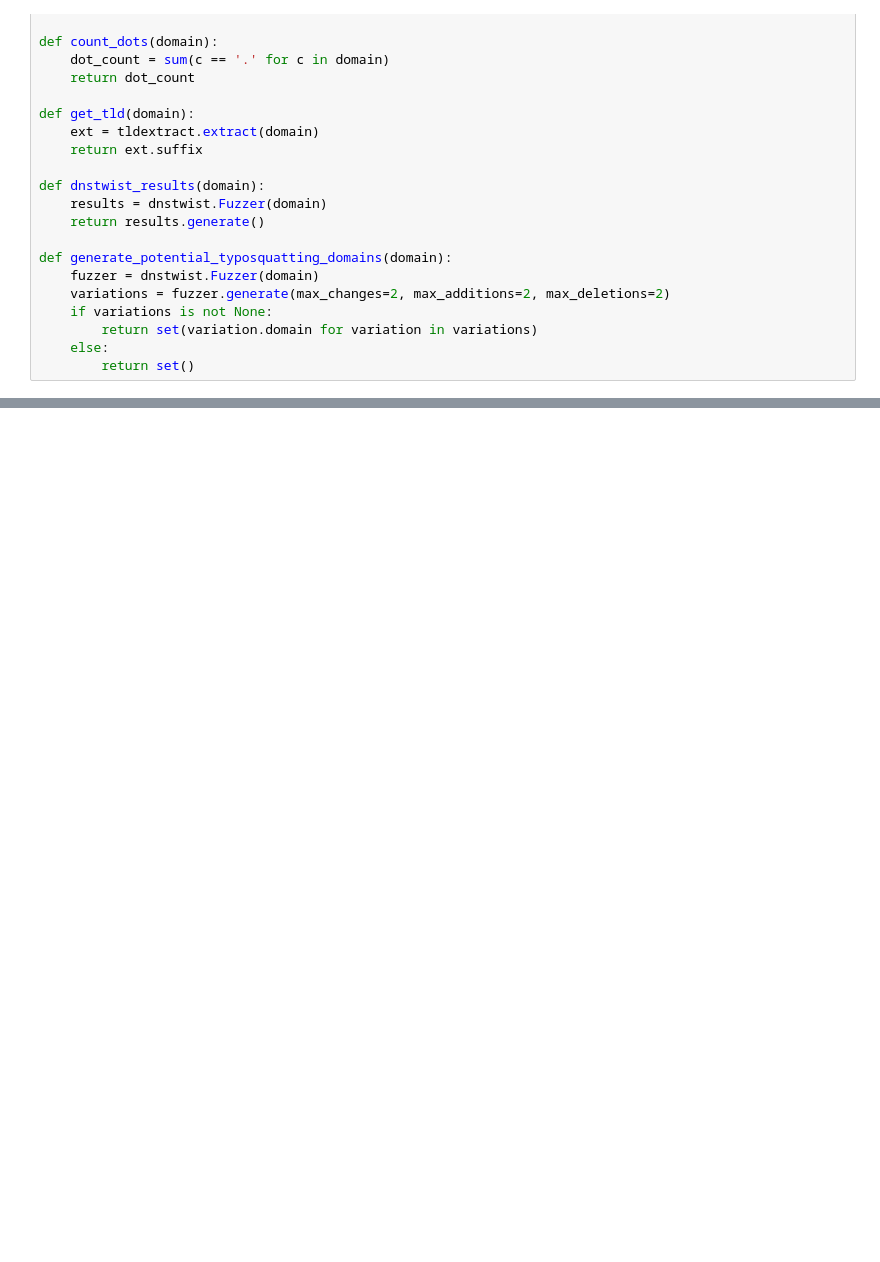
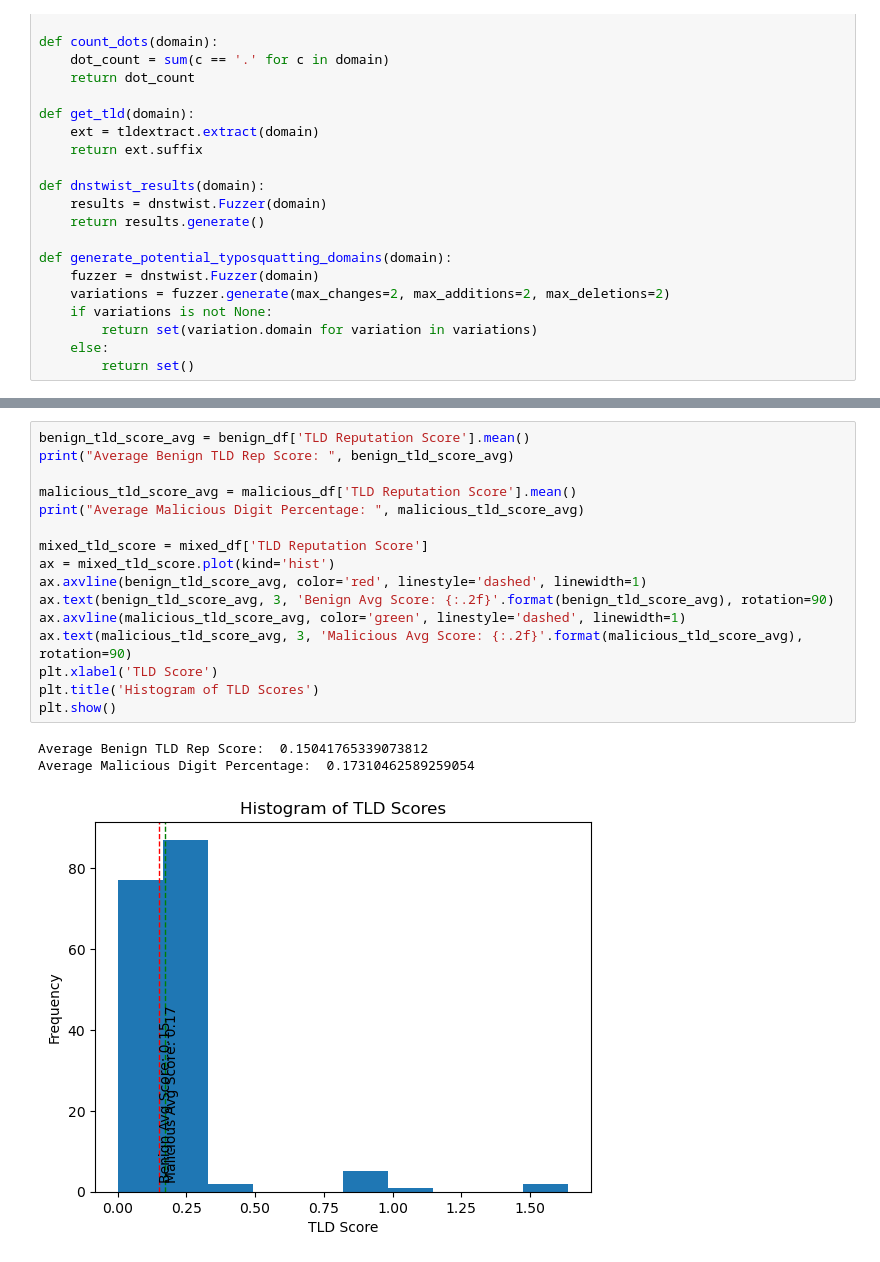
Before and after one commit to Lordishack1/Security-project, a Jupyter notebook: Final_Project.ipynb, the cells around one changed output, grey strips where cells are left out. Saved outputs shown, nothing was run; the diff lists cells and outputs as text; blank space fills up the shorter version.

```diff
--- a/Final_Project.ipynb
+++ b/Final_Project.ipynb
@@ -290,0 +240,20 @@ Average Malicious Hyphen Count:  0.4125505691974786
+# %%
+benign_tld_score_avg = benign_df['TLD Reputation Score'].mean()
+print("Average Benign TLD Rep Score: ", benign_tld_score_avg)
+
+malicious_tld_score_avg = malicious_df['TLD Reputation Score'].mean()
+print("Average Malicious Digit Percentage: ", malicious_tld_score_avg)
+
+mixed_tld_score = mixed_df['TLD Reputation Score']
+ax = mixed_tld_score.plot(kind='hist')
+ax.axvline(benign_tld_score_avg, color='red', linestyle='dashed', linewidth=1)
+ax.text(benign_tld_score_avg, 3, 'Benign Avg Score: {:.2f}'.format(benign_tld_score_avg), rotation=90)
+ax.axvline(malicious_tld_score_avg, color='green', linestyle='dashed', linewidth=1)
+ax.text(malicious_tld_score_avg, 3, 'Malicious Avg Score: {:.2f}'.format(malicious_tld_score_avg), rotation=90)
+plt.xlabel('TLD Score')
+plt.title('Histogram of TLD Scores')
+plt.show()
+# %% [output]
+Average Benign TLD Rep Score:  0.15041765339073812
+Average Malicious Digit Percentage:  0.17310462589259054
+[figure, added]
```
Also changed, not shown: parts of 15 cells of this notebook.
